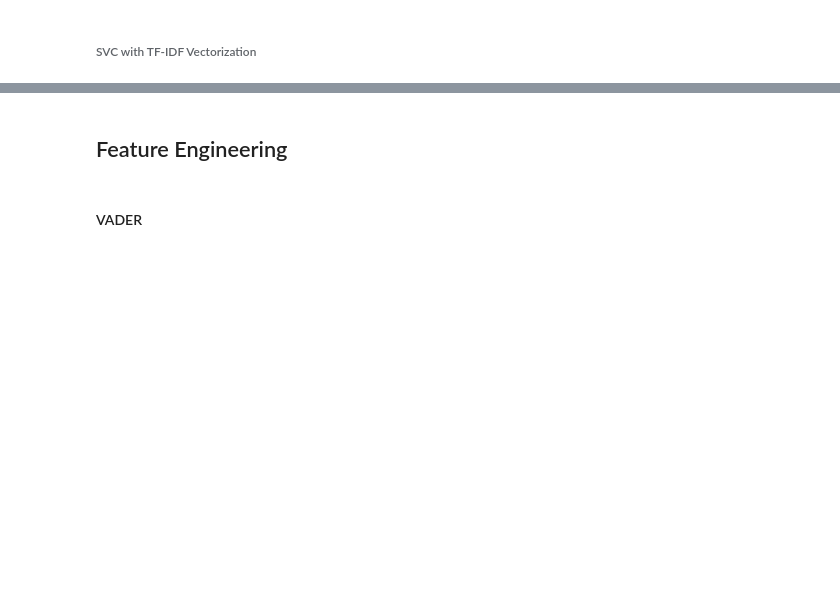
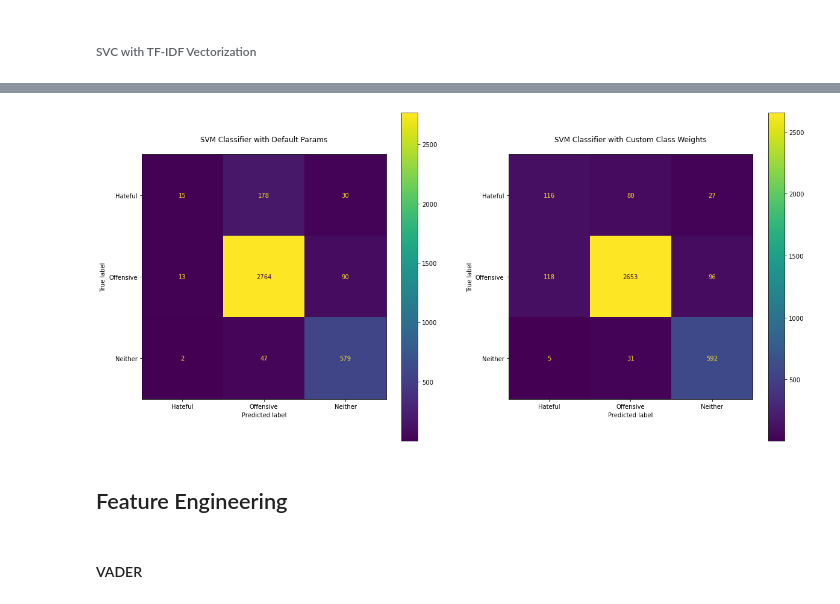
Before and after one commit to sirvp/HADES_Flink_Twitter, a Jupyter notebook: HADES_ClassificationModel.ipynb, the cells around one changed output, grey strips where cells are left out. Cells and saved outputs as stored; diff of their text form; code cells hidden in the pictures; blank space fills up the shorter version.

Commit message:
Added Confusion Matrix and more Models

```diff
--- a/HADES_ClassificationModel.ipynb
+++ b/HADES_ClassificationModel.ipynb
@@ -331,3 +361,11 @@ Please also refer to the documentation for alternative solver options:
 #### Support Vector Machines
 # %% [markdown]
 ###### SVC with One-Hot(TF) Vectorization
+# %%
+from sklearn.svm import SVC
+svc_default = SVC(kernel = 'rbf')
+svc_default_model = svc_default.fit(train_features, train_labels)
+
+print("\nSVC Classifier (One-hot vectorization)) : ",svc_default_model.score(test_features,test_labels))
+svc_default_model_predicted_labels = svc_default_model.predict(test_features)
+evaluation_summary("SVC Classifier (One-hot vectorization)", test_labels, svc_default_model_predicted_labels)
@@ -394,3 +453,39 @@ Confusion matrix:
+# %%
+from sklearn.metrics import ConfusionMatrixDisplay
+import matplotlib.pyplot as plt
+
+cm = confusion_matrix(test_labels,svc_default_model_predicted_labels,labels=svc_default.classes_)
+disp = ConfusionMatrixDisplay(
+        cm,
+        display_labels=svc_default.classes_
+    )
+fig, ax = plt.subplots(1,2,figsize=(20,10))
+disp.plot(ax=ax[0])
+
+
+
+cm2 = confusion_matrix(test_labels,svc_model_predicted_labels_test,labels=svc.classes_)
+disp2 = ConfusionMatrixDisplay(
+        cm2,
+        display_labels=svc.classes_
+    )
+disp2.plot(ax=ax[1])
+
+ax[0].set_xticklabels(('Hateful','Offensive','Neither'))
+ax[0].set_yticklabels(('Hateful','Offensive','Neither'))
+
+
+ax[1].set_xticklabels(('Hateful','Offensive','Neither'))
+ax[1].set_yticklabels(('Hateful','Offensive','Neither'))
+
+ax[0].set_title("SVM Classifier with Default Params\n")
+ax[1].set_title("SVM Classifier with Custom Class Weights\n")
+
+
+
+plt.savefig('ConfusionMatrix.jpg')
+# %% [output]
+[figure, added]
 # %% [markdown]
 ## Feature Engineering
 # %% [markdown]
```
Also changed, not shown: parts of 17 cells of this notebook.
